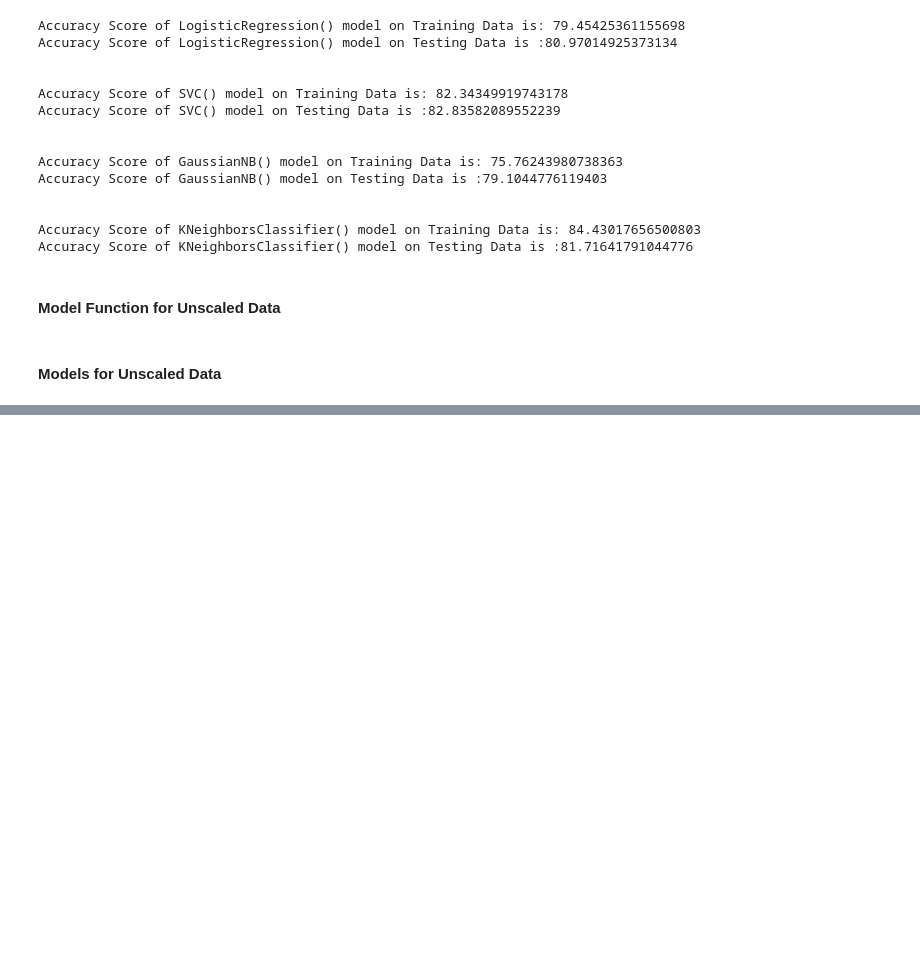
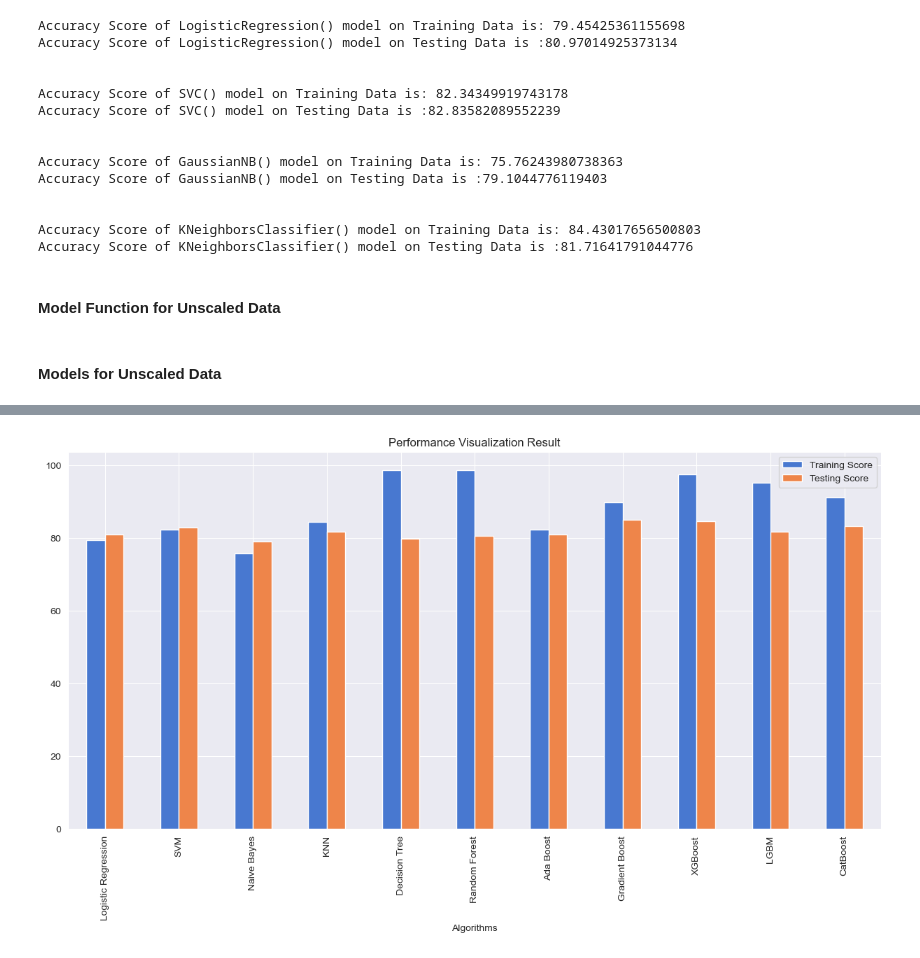
Before and after one commit to adeke910/TITANIC, a Jupyter notebook: titanic.ipynb, the cells around one changed output, grey strips where cells are left out. Cells and saved outputs as stored; diff of their text form; code cells hidden in the pictures; blank space fills up the shorter version.

```diff
--- a/titanic.ipynb
+++ b/titanic.ipynb
@@ -719,0 +744,11 @@ def my_model(model):
+# %%
+#Creating a df from the results of the Models
+
+models = ["Logistic Regression", "SVM", "Naive Bayes", "KNN", "Decision Tree", "Random Forest", "Ada Boost",
+          "Gradient Boost",  "XGBoost", "LGBM", "CatBoost"]
+
+performance_df = pd.DataFrame({"Algorithms":models,
+                   "Training Score":training_score,
+                   "Testing Score":testing_score})
+
+performance_df
@@ -719,0 +768,6 @@ def my_model(model):
+# %%
+performance_df.plot(x="Algorithms",y=["Training Score","Testing Score"], figsize=(15,7),kind="bar",
+        title="Performance Visualization Result",)
+plt.show()
+# %% [output]
+[figure, added]
```
Also changed, not shown: parts of 7 cells of this notebook, 4 other files.
